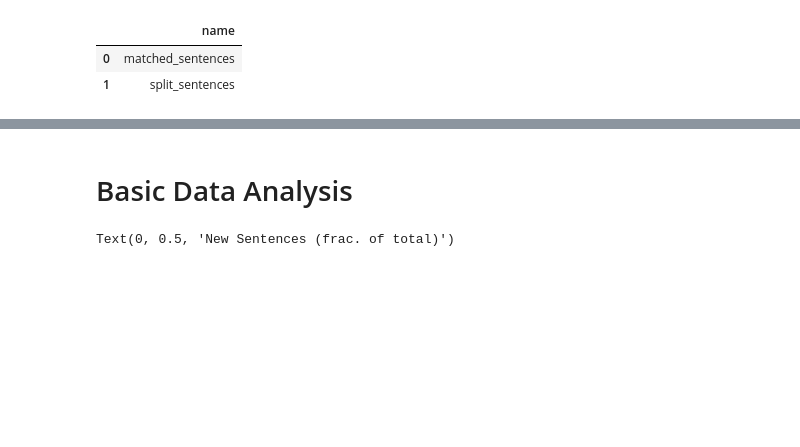
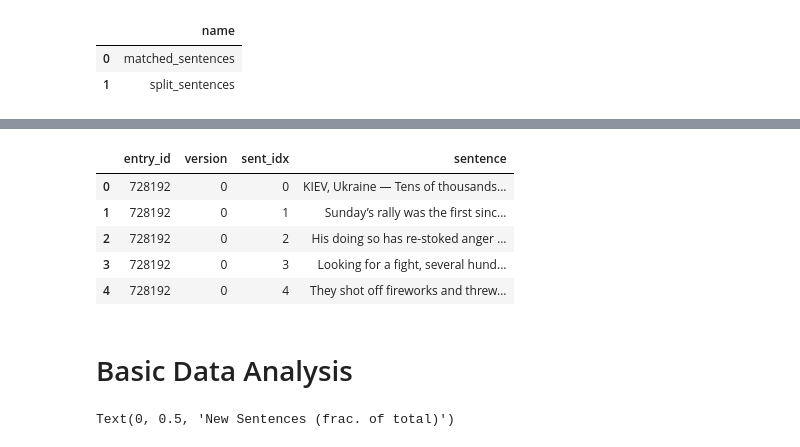
Before and after one commit to alex2awesome/edit-pathways, a Jupyter notebook: notebooks/2021-06-08__analyse-spark-output-dbs.ipynb, the cells around one changed output, grey strips where cells are left out. Drawn from its saved outputs; the diff is of its cells as text; code cells hidden in the pictures; blank space fills up the shorter version.

```diff
--- a/notebooks/2021-06-08__analyse-spark-output-dbs.ipynb
+++ b/notebooks/2021-06-08__analyse-spark-output-dbs.ipynb
@@ -40,3 +41,16 @@ Name: sent_idx_x, dtype: int64
+# %%
+pd.read_sql('''
+    SELECT * FROM split_sentences
+    ORDER BY entry_id, version, sent_idx
+    limit 5
+''', con=con)
+# %% [output]
+|  | entry_id | version | sent_idx | sentence |
+| 0 | 728192 | 0 | 0 | KIEV, Ukraine — Tens of thousands... |
+| 1 | 728192 | 0 | 1 | Sunday’s rally was the first sinc... |
+| 2 | 728192 | 0 | 2 | His doing so has re-stoked anger ... |
+| 3 | 728192 | 0 | 3 | Looking for a fight, several hund... |
+| 4 | 728192 | 0 | 4 | They shot off fireworks and threw... |
 # %% [markdown]
 # Basic Data Analysis
 # %%
```
Also changed, not shown: parts of 21 cells of this notebook.
